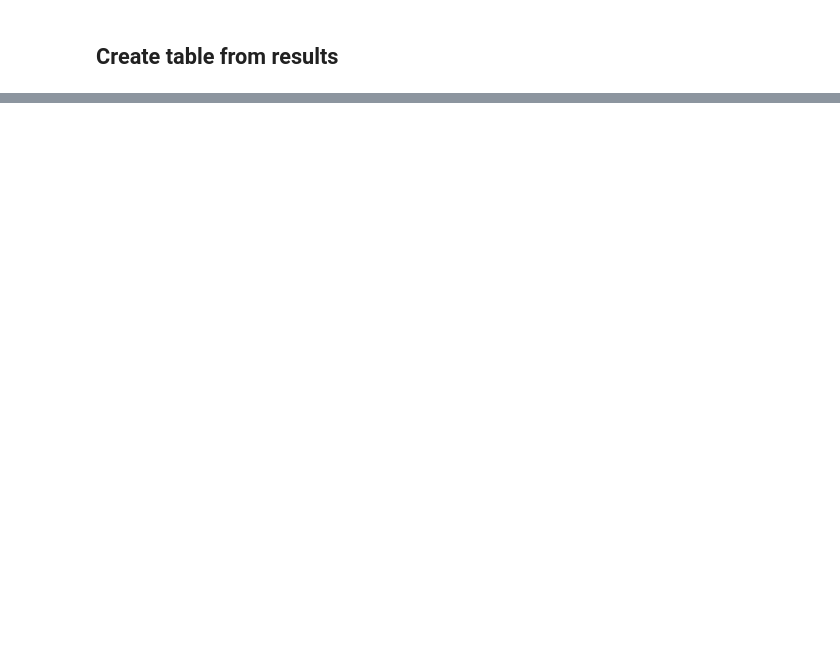
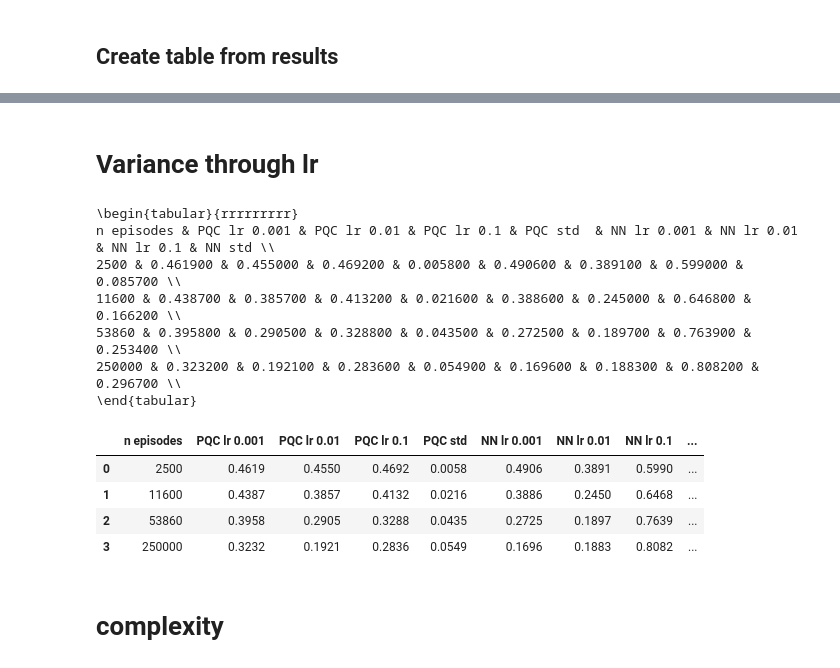
Before and after one commit to JesseBosman/QRL-Thesis, a Jupyter notebook: results.ipynb, the cells around one changed output, grey strips where cells are left out. Saved outputs shown, nothing was run; the diff lists cells and outputs as text; code cells hidden in the pictures; blank space fills up the shorter version.

```diff
--- a/results.ipynb
+++ b/results.ipynb
@@ -535,0 +695,54 @@ Use the correct file path with index = False
+# %% [markdown]
+# Variance through lr
+# %%
+def variance_trough_lr(df_NN_normed, df_PQC_normed, best_or_mean = "best", print_latex= False):
+    columns = ["n episodes", "PQC lr 0.001", "PQC lr 0.01", "PQC lr 0.1","PQC std ", "NN lr 0.001","NN lr 0.01", "NN lr 0.1", "NN std"]
+    table_data = []
+    if best_or_mean == "best":
+        performance_column = "best_policy_math_avg"
+    elif best_or_mean == "mean":
+        performance_column = "mean_performance"
+
+    for n_eps in np.unique(df_NN["n_episodes"]):
+        data_NN, data_PQC = select_data(df_NN_normed, df_PQC_normed, n_eps = n_eps)
+
+        perf_NN_e_3 = np.mean(data_NN[data_NN["learning_rate"]==0.001][performance_column])
+        perf_NN_e_2 = np.mean(data_NN[data_NN["learning_rate"]==0.010][performance_column])
+        perf_NN_e_1 = np.mean(data_NN[data_NN["learning_rate"]==0.100][performance_column])
+        NN_std = np.std([perf_NN_e_3, perf_NN_e_2, perf_NN_e_1])
+
+        perf_PQC_e_3 = np.mean(data_PQC[data_PQC["learning_rate"]==0.001][performance_column])
+        perf_PQC_e_2 = np.mean(data_PQC[data_PQC["learning_rate"]==0.010][performance_column])
+        perf_PQC_e_1 = np.mean(data_PQC[data_PQC["learning_rate"]==0.100][performance_column])
+        PQC_std = np.std([perf_PQC_e_3, perf_PQC_e_2, perf_PQC_e_1])
+
+
+        table_data.append([n_eps, perf_PQC_e_3, perf_PQC_e_2, perf_PQC_e_1, PQC_std, perf_NN_e_3, perf_NN_e_2, perf_NN_e_1, NN_std])
+
+    results = pd.DataFrame(data = table_data, columns = columns)
+    results = results.round(4)
+
+    if print_latex:
+
+        style = results.style
+        style.hide()
+        print(style.to_latex())
+
+    return results
+# %%
+variance_trough_lr(df_NN_normed, df_PQC_normed, "best", print_latex = True)
+# %% [output]
+\begin{tabular}{rrrrrrrrr}
+n episodes & PQC lr 0.001 & PQC lr 0.01 & PQC lr 0.1 & PQC std  & NN lr 0.001 & NN lr 0.01 & NN lr 0.1 & NN std \\
+2500 & 0.461900 & 0.455000 & 0.469200 & 0.005800 & 0.490600 & 0.389100 & 0.599000 & 0.085700 \\
+11600 & 0.438700 & 0.385700 & 0.413200 & 0.021600 & 0.388600 & 0.245000 & 0.646800 & 0.166200 \\
+53860 & 0.395800 & 0.290500 & 0.328800 & 0.043500 & 0.272500 & 0.189700 & 0.763900 & 0.253400 \\
+250000 & 0.323200 & 0.192100 & 0.283600 & 0.054900 & 0.169600 & 0.188300 & 0.808200 & 0.296700 \\
+\end{tabular}
+|  | n episodes | PQC lr 0.001 | PQC lr 0.01 | PQC lr 0.1 | PQC std | NN lr 0.001 | NN lr 0.01 | NN lr 0.1 | ... |
+| 0 | 2500 | 0.4619 | 0.4550 | 0.4692 | 0.0058 | 0.4906 | 0.3891 | 0.5990 | ... |
+| 1 | 11600 | 0.4387 | 0.3857 | 0.4132 | 0.0216 | 0.3886 | 0.2450 | 0.6468 | ... |
+| 2 | 53860 | 0.3958 | 0.2905 | 0.3288 | 0.0435 | 0.2725 | 0.1897 | 0.7639 | ... |
+| 3 | 250000 | 0.3232 | 0.1921 | 0.2836 | 0.0549 | 0.1696 | 0.1883 | 0.8082 | ... |
+# %% [markdown]
+# complexity
```
Also changed, not shown: parts of 20 cells of this notebook, 1 other file.
